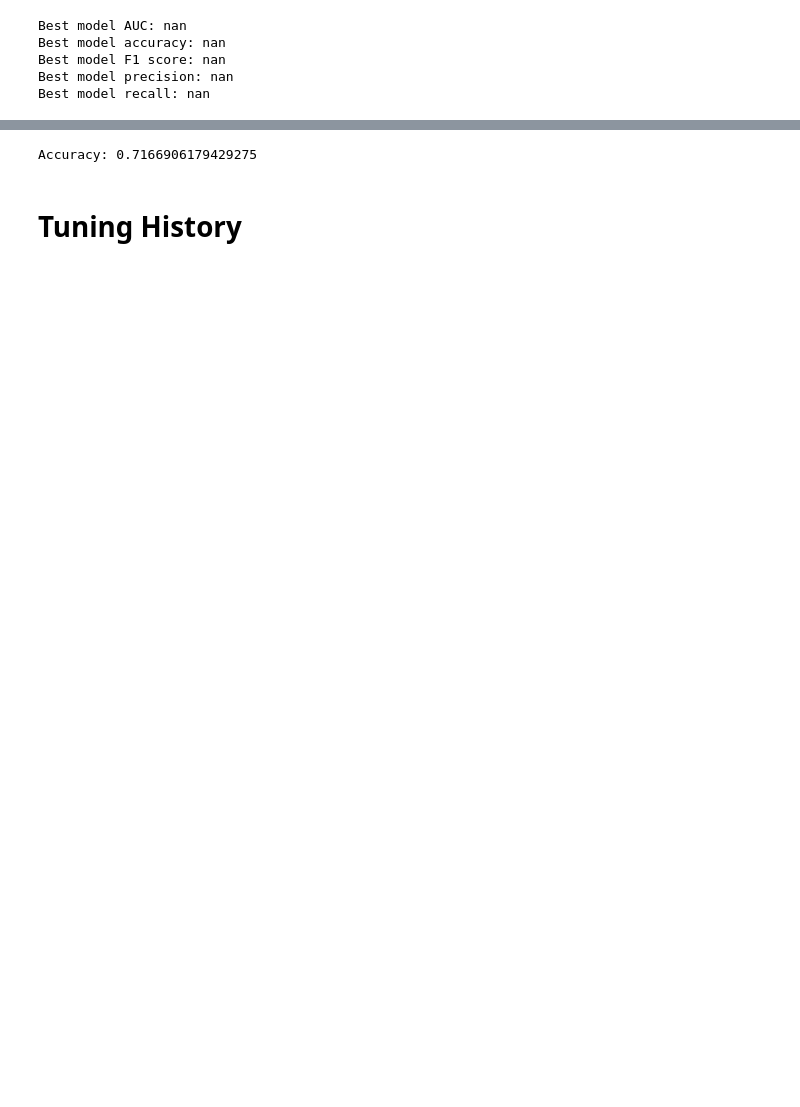
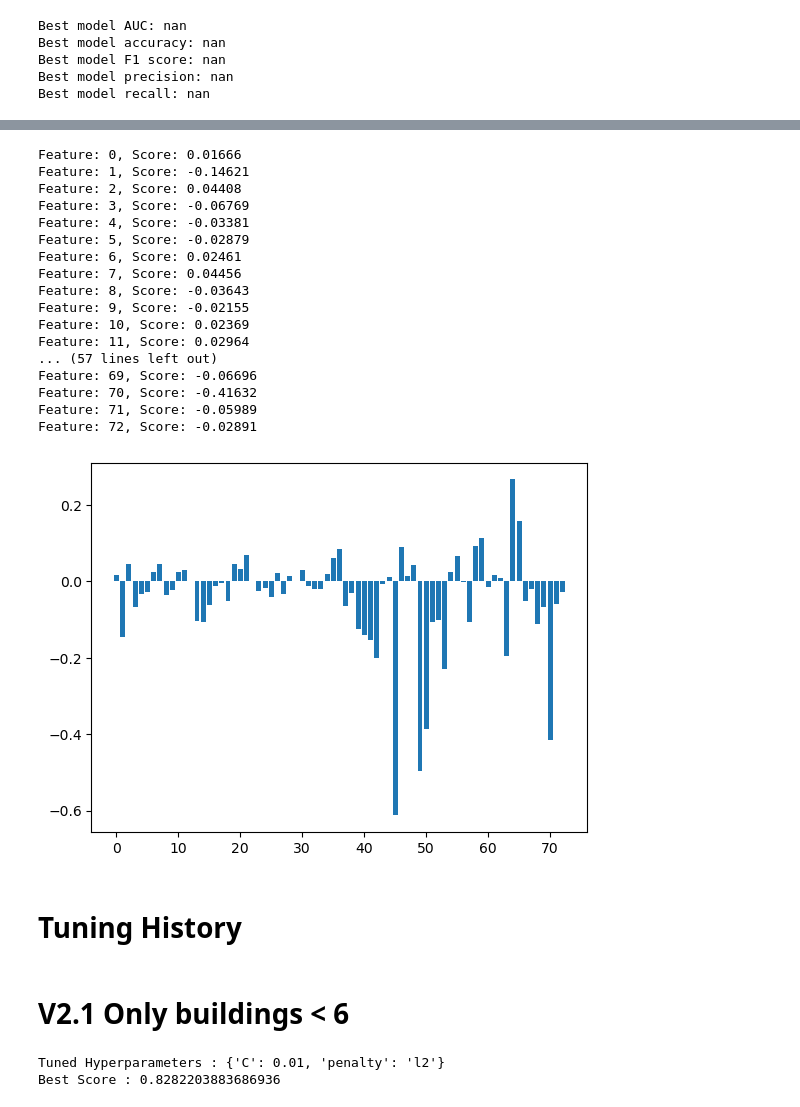
Before and after one commit to ajparaiso/MLC_SP23, a Jupyter notebook: 2.models/Logistic Regression.ipynb, the cells around one changed output, grey strips where cells are left out. Drawn from its saved outputs; the diff is of its cells as text; code cells hidden in the pictures; blank space fills up the shorter version.

```diff
--- a/2.models/Logistic Regression.ipynb
+++ b/2.models/Logistic Regression.ipynb
@@ -226,10 +198,33 @@ Out of sample recall is: 0.3830310482631417
-# %%
-logreg = LogisticRegression(C = 0.1, penalty = 'l2')
-logreg.fit(X_train,y_train)
-y_pred = logreg.predict(X_test)
-print("Accuracy:",logreg.score(X_test, y_test))
-# %% [output]
-Accuracy: 0.7166906179429275
+# %%
+from matplotlib import pyplot as plt
+
+# get importance
+logreg.coef_[0]
+# summarize feature importance
+for i,v in enumerate(importance):
+ print('Feature: %0d, Score: %.5f' % (i,v))
+# plot feature importance
+plt.bar([x for x in range(len(importance))], importance)
+plt.show()
+# %% [output]
+Feature: 0, Score: 0.01666
+Feature: 1, Score: -0.14621
+Feature: 2, Score: 0.04408
+Feature: 3, Score: -0.06769
+Feature: 4, Score: -0.03381
+Feature: 5, Score: -0.02879
+Feature: 6, Score: 0.02461
+Feature: 7, Score: 0.04456
+Feature: 8, Score: -0.03643
+Feature: 9, Score: -0.02155
+Feature: 10, Score: 0.02369
+Feature: 11, Score: 0.02964
+... (57 lines left out)
+Feature: 69, Score: -0.06696
+Feature: 70, Score: -0.41632
+Feature: 71, Score: -0.05989
+Feature: 72, Score: -0.02891
+[figure, added]
 # %% [markdown]
 # Tuning History
 # %%
@@ -240,3 +235,5 @@ Accuracy: 0.7166906179429275
 # Out of sample F1 score is: 0.0
 # Out of sample precision is: 0.0
 # Out of sample recall is: 0.0
+# %% [markdown]
+# V2.1 Only buildings < 6
@@ -242,0 +253,32 @@ Accuracy: 0.7166906179429275
+# %%
+from sklearn.linear_model import LogisticRegression
+from sklearn.model_selection import GridSearchCV
+import warnings
+warnings.filterwarnings('ignore')
+
+scoring = {'Accuracy':'accuracy',
+           'F1 Score':'f1',
+           'Precision':'precision',
+           'Recall':'recall',
+           'AUC':'roc_auc'}
+
+# l1 = lasso l2 = ridge
+parameters = {'penalty':['l1','l2'],
+              'C':[0.001, 0.01, 0.1, 1, 10, 100]}
+
+logreg = LogisticRegression()
+clf = GridSearchCV(logreg,
+                   param_grid = parameters,
+                   scoring= scoring,
+                   refit = "AUC",
+                   cv=5)
+
+
+# Training
+fit = clf.fit(X_train,y_train)
+
+print("Tuned Hyperparameters :", clf.best_params_) # why is there no best param for penalty?
+print("Best Score :", clf.best_score_)
+# %% [output]
+Tuned Hyperparameters : {'C': 0.01, 'penalty': 'l2'}
+Best Score : 0.8282203883686936
```
Also changed, not shown: parts of 18 cells of this notebook, 1 other file.
